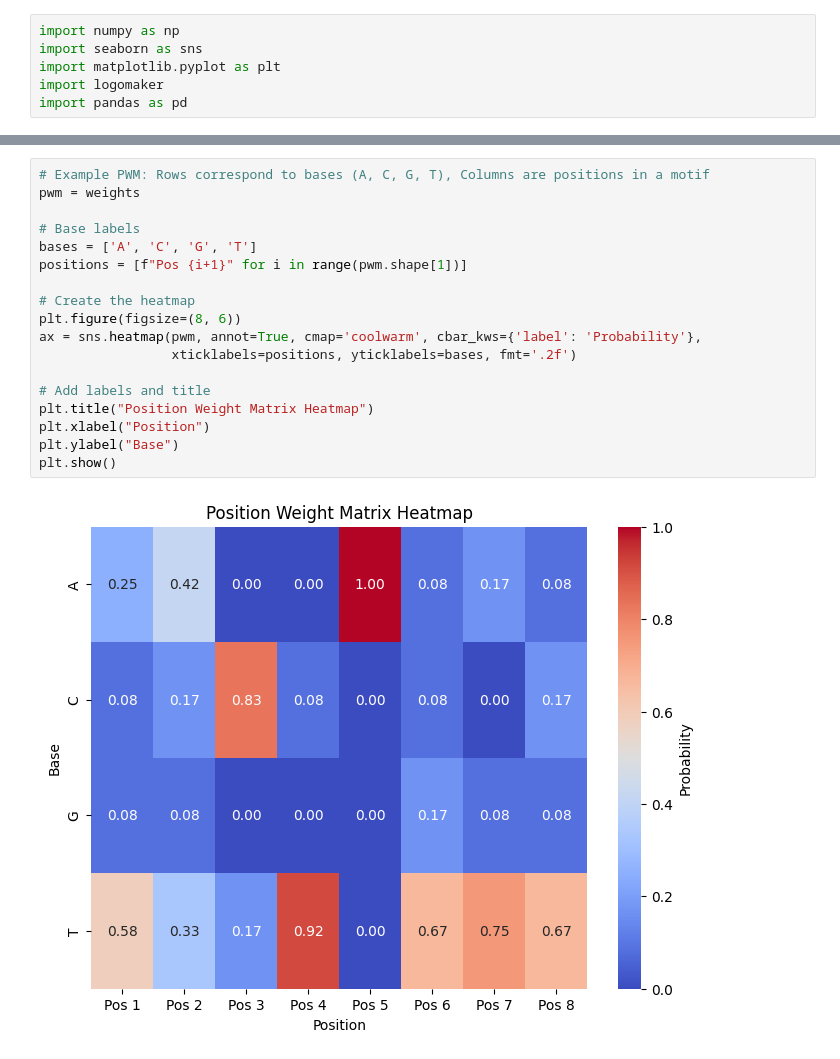
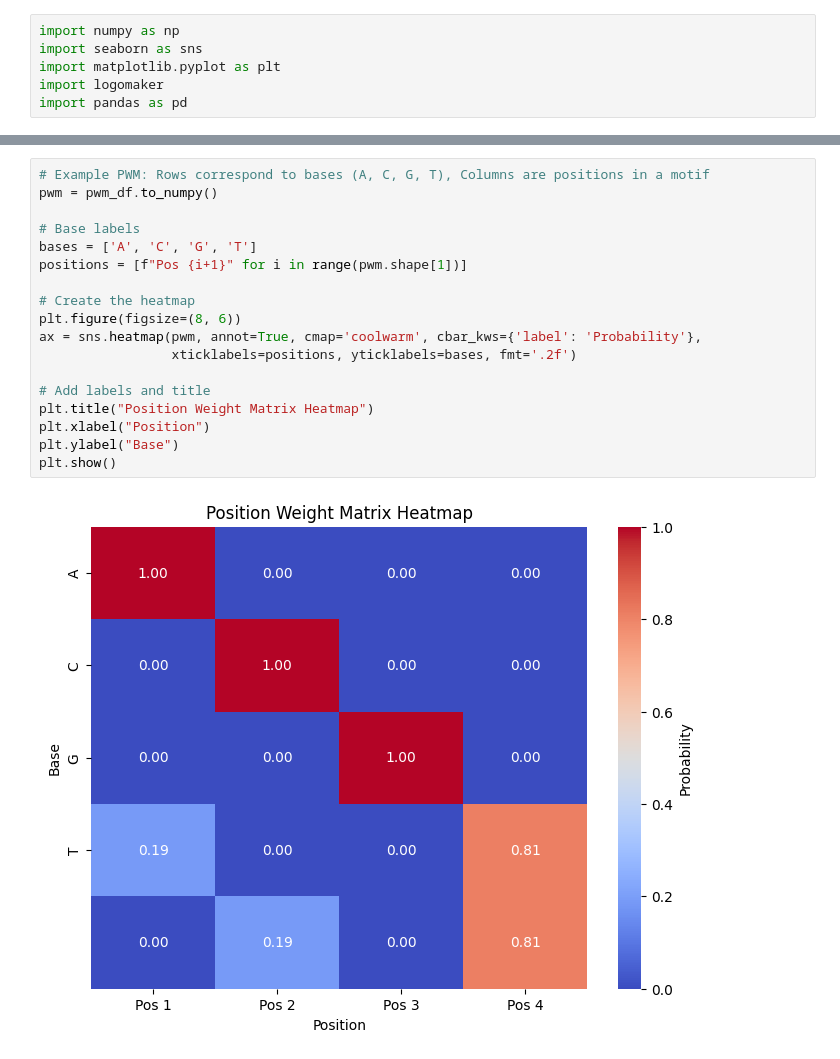
Before and after one commit to elizabeth-tang/em-motif-discovery, a Jupyter notebook: src/visualization.ipynb, the cells around one changed output, grey strips where cells are left out. Saved outputs shown, nothing was run; the diff lists cells and outputs as text.

```diff
--- a/src/visualization.ipynb
+++ b/src/visualization.ipynb
@@ -16,20 +46,20 @@ weights /= 12
 # %%
 # Example PWM: Rows correspond to bases (A, C, G, T), Columns are positions in a motif
-pwm = weights
+pwm = pwm_df.to_numpy()
 
 # Base labels
 bases = ['A', 'C', 'G', 'T']
 positions = [f"Pos {i+1}" for i in range(pwm.shape[1])]
 
 # Create the heatmap
 plt.figure(figsize=(8, 6))
 ax = sns.heatmap(pwm, annot=True, cmap='coolwarm', cbar_kws={'label': 'Probability'},
                  xticklabels=positions, yticklabels=bases, fmt='.2f')
 
 # Add labels and title
 plt.title("Position Weight Matrix Heatmap")
 plt.xlabel("Position")
 plt.ylabel("Base")
 plt.show()
 # %% [output]
-[figure, old version]
+[figure, new version]
```
Also changed, not shown: parts of 3 cells of this notebook, 4 other files.
